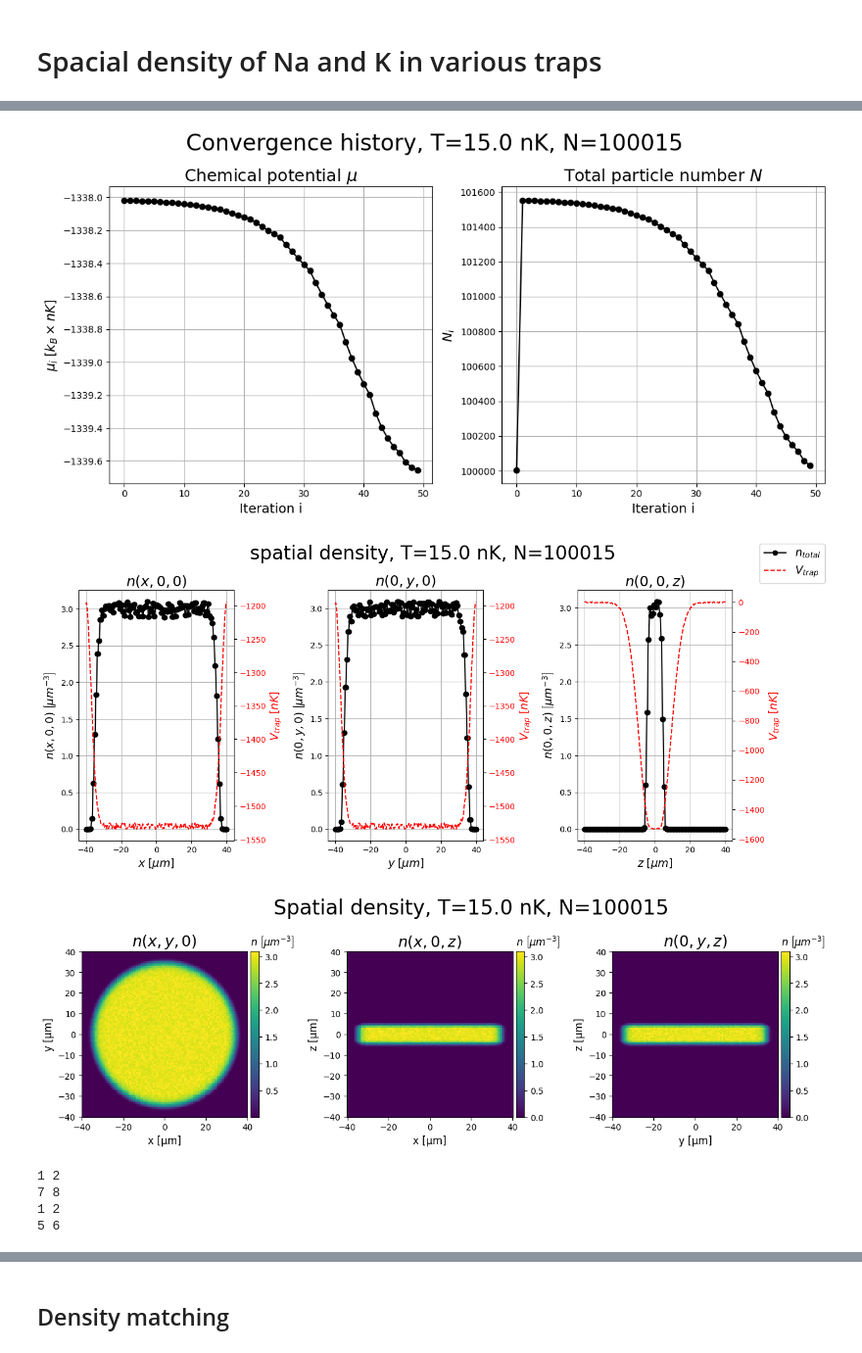
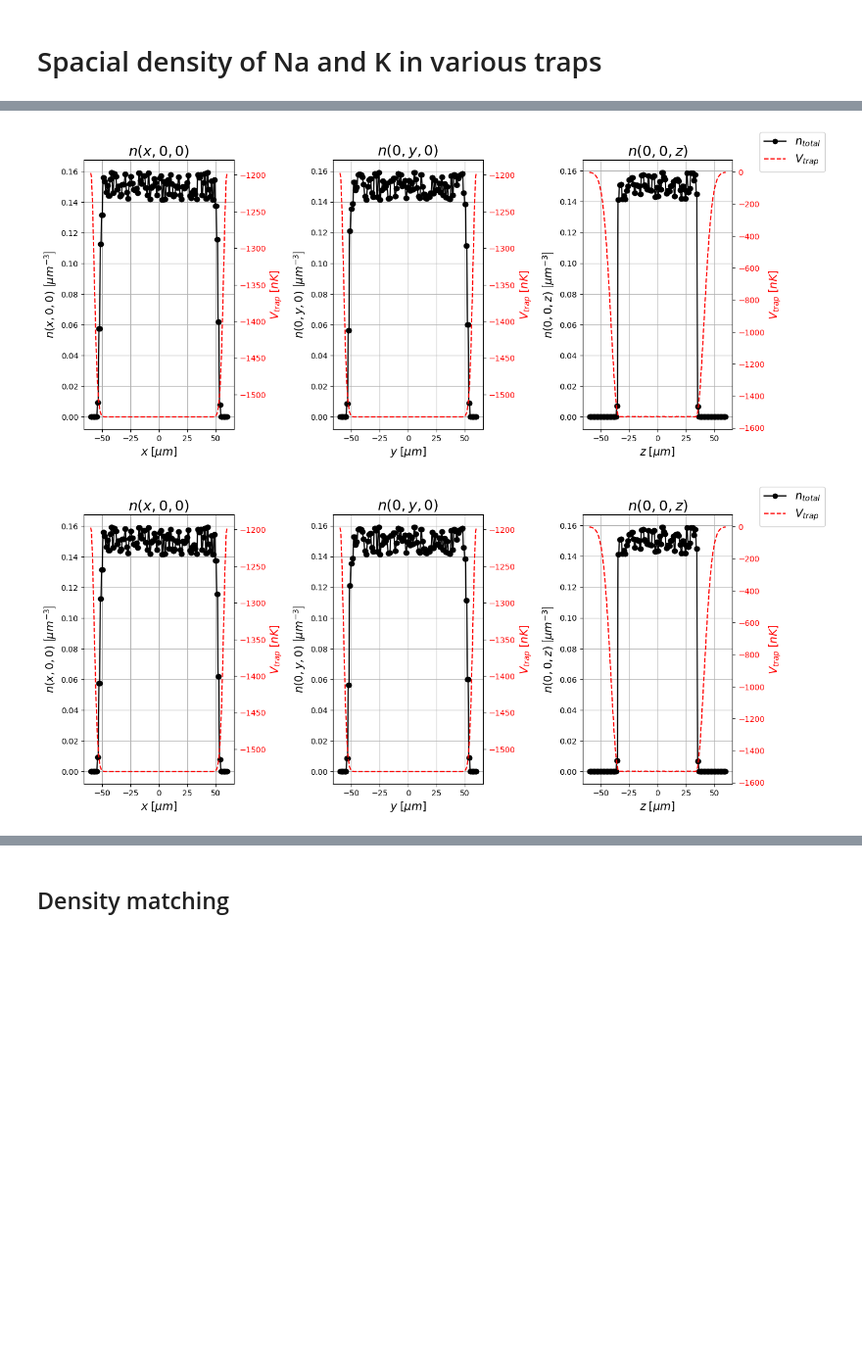
Before and after one commit to lightmat/lightmat, a Jupyter notebook: 20240109_team_meeting.ipynb, the cells around one changed output, grey strips where cells are left out. Shown at 98% size. Cells and saved outputs as stored; diff of their text form; code cells hidden in the pictures; blank space fills up the shorter version.

```diff
--- a/20240109_team_meeting.ipynb
+++ b/20240109_team_meeting.ipynb
@@ -99,6 +99,0 @@ bg.plot_all(which='n')
-# %%
-fg.plot_all()
-# %% [output]
-[figure, removed]
-[figure, removed]
-[figure, removed]
@@ -111,13 +100,5 @@ def func2(a=5, c=6):
-# %%
-dict1 = {} #{'a': 3, 'b': 4}
-dict2 = {'a': 7, 'c': 8}
-
-func1(**dict1)
-func2(**dict2)
-func1()
-func2()
-# %% [output]
-1 2
-7 8
-1 2
-5 6
+# %%
+fg.plot_density_1d( title = "", filename="potassium_density_1d_T0.png")
+# %% [output]
+[figure, added]
+[figure, added]
```
Also changed, not shown: parts of 11 cells of this notebook, 11 other files.
